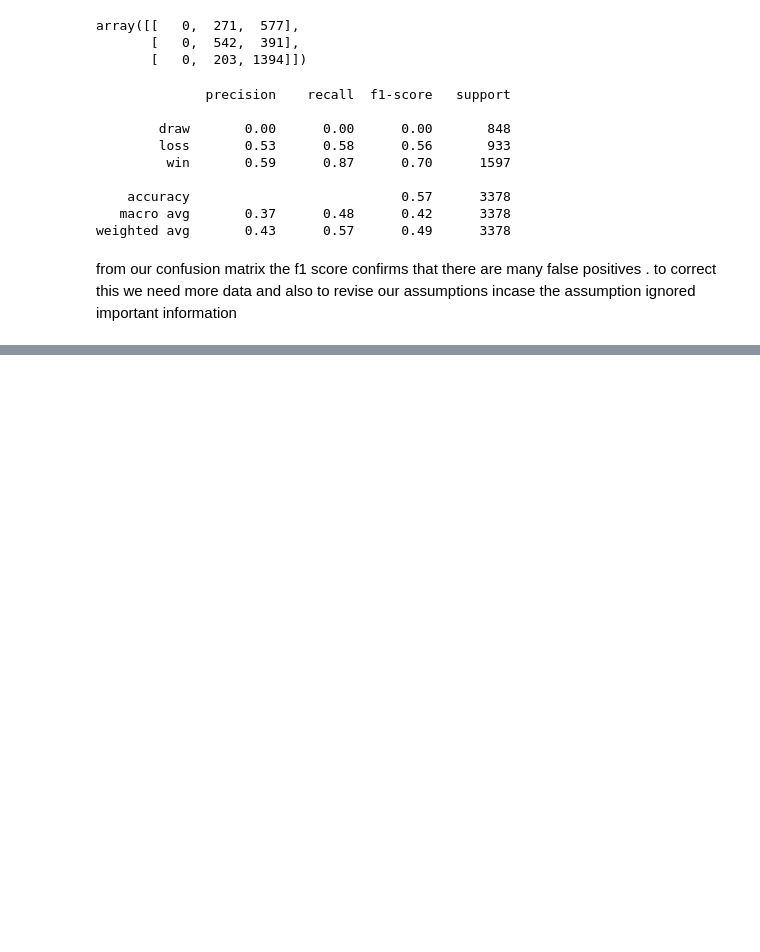
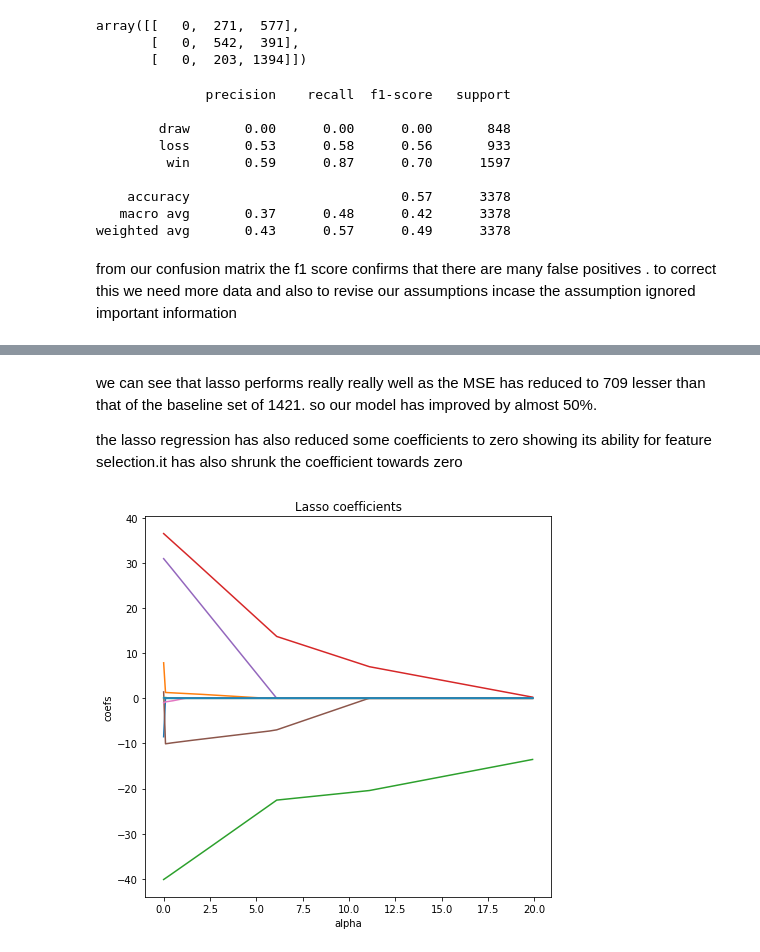
Before and after one commit to EOKELLO/IP-WEEK1-CORE, a Jupyter notebook: Moringa_Data_Science_Core_W7_Independent_Project_2019_07_Elizabeth_Okello_Python_Notebook.ipynb, the cells around one changed output, grey strips where cells are left out. Saved outputs shown, nothing was run; the diff lists cells and outputs as text; code cells hidden in the pictures; blank space fills up the shorter version.

```diff
--- a/Moringa_Data_Science_Core_W7_Independent_Project_2019_07_Elizabeth_Okello_Python_Notebook.ipynb
+++ b/Moringa_Data_Science_Core_W7_Independent_Project_2019_07_Elizabeth_Okello_Python_Notebook.ipynb
@@ -756,0 +968,2 @@ data.corr()
+# %%
+predictor_lasso.dropna(inplace=True)
@@ -756,0 +998,3 @@ data.corr()
+# %%
+#Creating lasso object
+lasso = linear_model.Lasso()
@@ -756,0 +1009,4 @@ data.corr()
+# %%
+# Fitting the models
+#
+lasso.fit(X, y)
@@ -756,0 +1050,11 @@ data.corr()
+# %%
+# Fitting models and print the best parameters, R-squared scores, MSE, and coefficients
+gridlasso.fit(X_train, y_train)
+linear.fit(X_train, y_train)
+print("lasso best parameters:", gridlasso.best_params_)
+print("lasso score:", gridlasso.score(X_test, y_test))
+print("linear score:", linear.score(X_test, y_test))
+print("lasso MSE:", mean_squared_error(y_test, gridlasso.predict(X_test)))
+print("linear MSE:", mean_squared_error(y_test, linear.predict(X_test)))
+print("lasso best estimator coef:", gridlasso.best_estimator_.coef_)
+print("linear coef:", linear.coef_)
@@ -756,0 +1073,35 @@ data.corr()
+# %% [markdown]
+we can see that lasso performs really really well as the MSE has reduced to 709 lesser than that of the baseline set of 1421. so our model has improved by almost 50%.
+
+the lasso regression has also reduced some coefficients to zero showing its ability for feature selection.it has also shrunk the coefficient towards zero
+# %%
+# Importing library for visualization
+#
+import matplotlib.pyplot as plt
+coefsLasso = []
+
+# Building Lasso for 200 values of alpha and write the coefficients into array
+#
+alphasLasso = np.arange (0, 20, 0.1)
+for i in range(200):
+    lasso = linear_model.Lasso(alpha=alphasLasso[i])
+    lasso.fit(X_train, y_train)
+    coefsLasso.append(lasso.coef_)
+
+# Building Lasso coefficient plots
+#
+plt.figure(figsize = (16,7))
+
+plt.subplot(121)
+plt.plot(alphasLasso, coefsLasso)
+plt.title('Lasso coefficients')
+plt.xlabel('alpha')
+plt.ylabel('coefs')
+
+plt.show()
+
+# As we can see, Lasso influences less on the large coefficients, but the small ones Lasso reduces to zeroes.
+# Therefore Lasso can also be used to determine which features are important
+# to us and keeps the features that may influence the target variable
+# %% [output]
+[figure, added]
```
Also changed, not shown: parts of 42 cells of this notebook.
